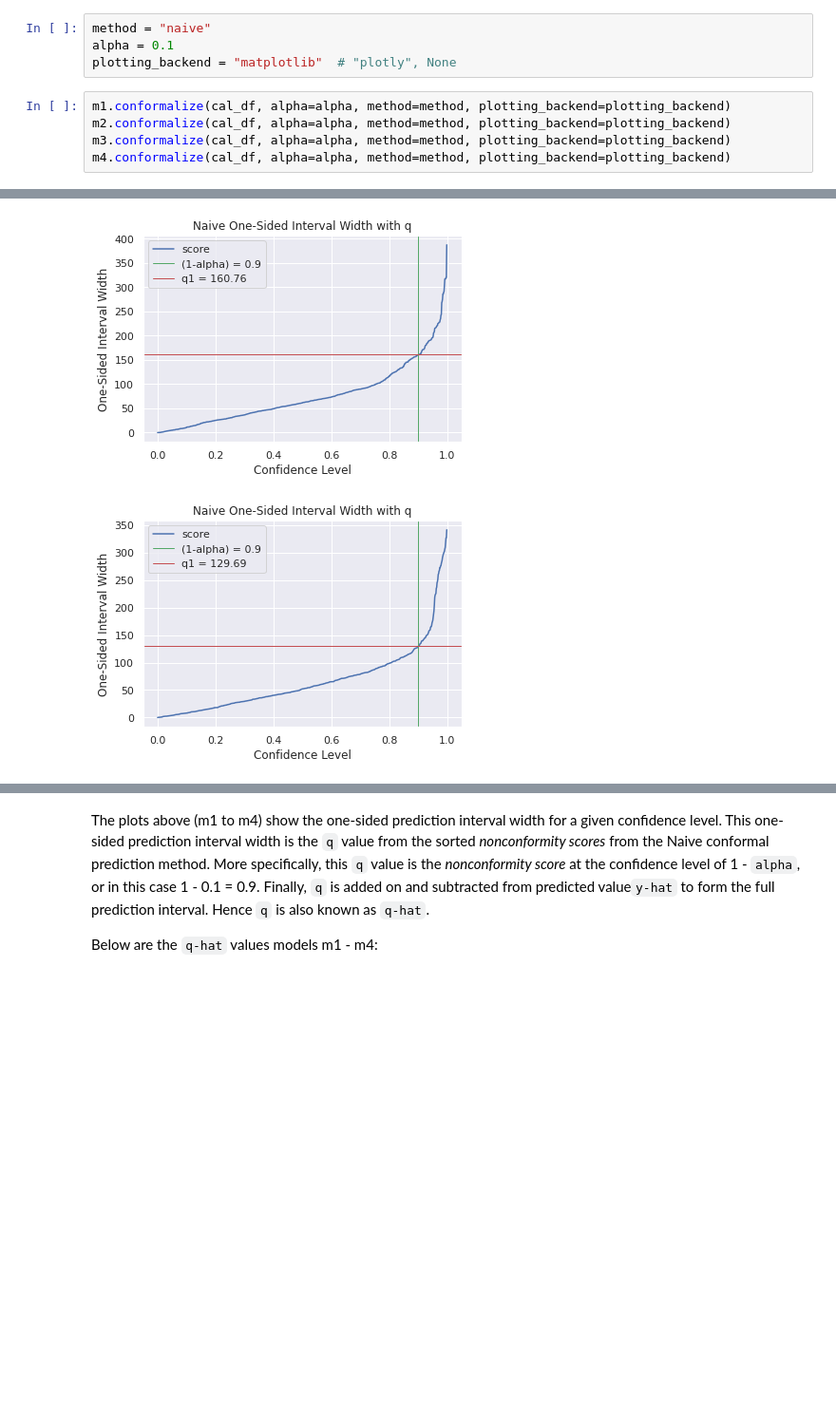
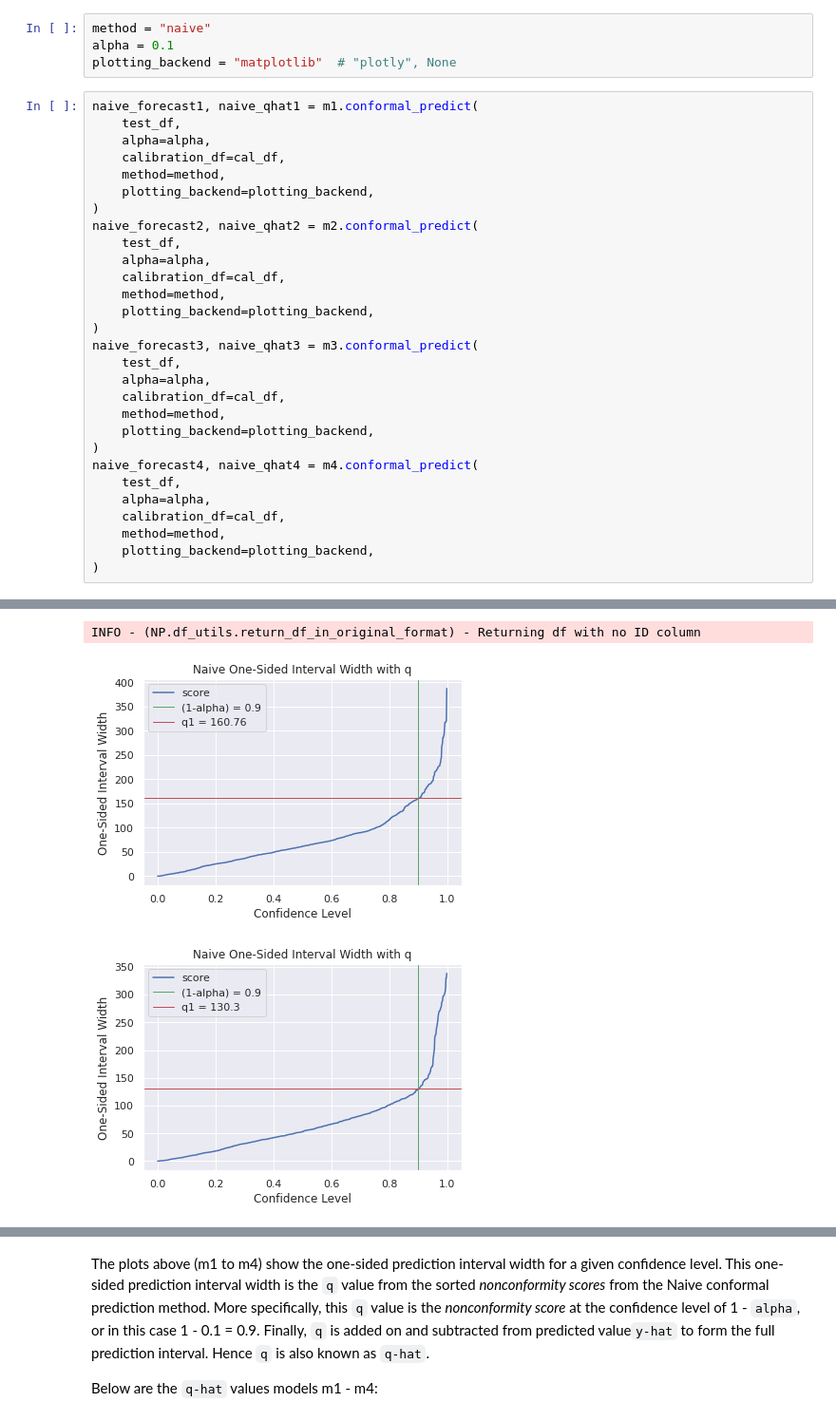
Before and after one commit to ourownstory/neural_prophet, a Jupyter notebook: tutorials/feature-use/uncertainty_conformal_prediction.ipynb, the cells around one changed output, grey strips where cells are left out. Shown at 95% size. Cells and saved outputs as stored; diff of their text form; blank space fills up the shorter version.

```diff
--- a/tutorials/feature-use/uncertainty_conformal_prediction.ipynb
+++ b/tutorials/feature-use/uncertainty_conformal_prediction.ipynb
@@ -376,10 +327,34 @@ method = "naive"
 alpha = 0.1
 plotting_backend = "matplotlib"  # "plotly", None
 # %%
-m1.conformalize(cal_df, alpha=alpha, method=method, plotting_backend=plotting_backend)
-m2.conformalize(cal_df, alpha=alpha, method=method, plotting_backend=plotting_backend)
-m3.conformalize(cal_df, alpha=alpha, method=method, plotting_backend=plotting_backend)
-m4.conformalize(cal_df, alpha=alpha, method=method, plotting_backend=plotting_backend)
+naive_forecast1, naive_qhat1 = m1.conformal_predict(
+    test_df,
+    alpha=alpha,
+    calibration_df=cal_df,
+    method=method,
+    plotting_backend=plotting_backend,
+)
+naive_forecast2, naive_qhat2 = m2.conformal_predict(
+    test_df,
+    alpha=alpha,
+    calibration_df=cal_df,
+    method=method,
+    plotting_backend=plotting_backend,
+)
+naive_forecast3, naive_qhat3 = m3.conformal_predict(
+    test_df,
+    alpha=alpha,
+    calibration_df=cal_df,
+    method=method,
+    plotting_backend=plotting_backend,
+)
+naive_forecast4, naive_qhat4 = m4.conformal_predict(
+    test_df,
+    alpha=alpha,
+    calibration_df=cal_df,
+    method=method,
+    plotting_backend=plotting_backend,
+)
 # %% [output]
 INFO - (NP.df_utils._infer_frequency) - Major frequency H corresponds to 99.866% of the data.
 INFO - (NP.df_utils._infer_frequency) - Defined frequency is equal to major frequency - H
@@ -404,5 +398,6 @@ INFO - (NP.df_utils.return_df_in_original_format) - Returning df with no ID colu
+INFO - (NP.df_utils.return_df_in_original_format) - Returning df with no ID column
 [figure]
-[figure, old version]
+[figure, new version]
 [figure]
 [figure]
 # %% [markdown]
```
Also changed, not shown: parts of 16 cells of this notebook, 2 other files.
